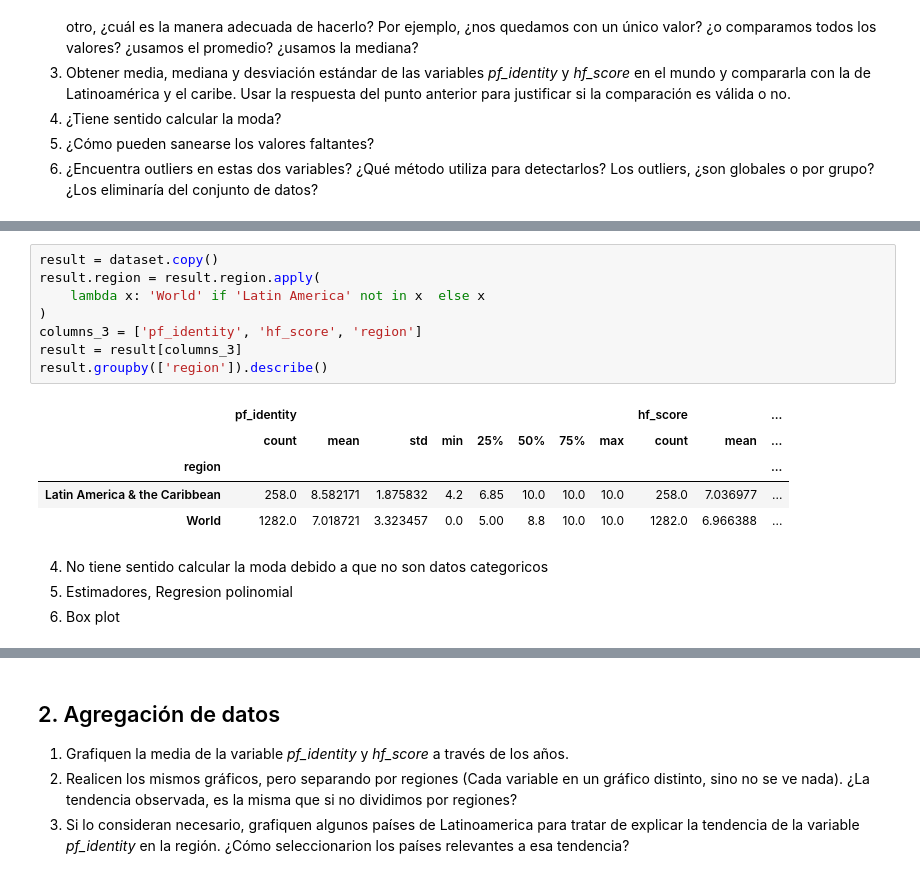
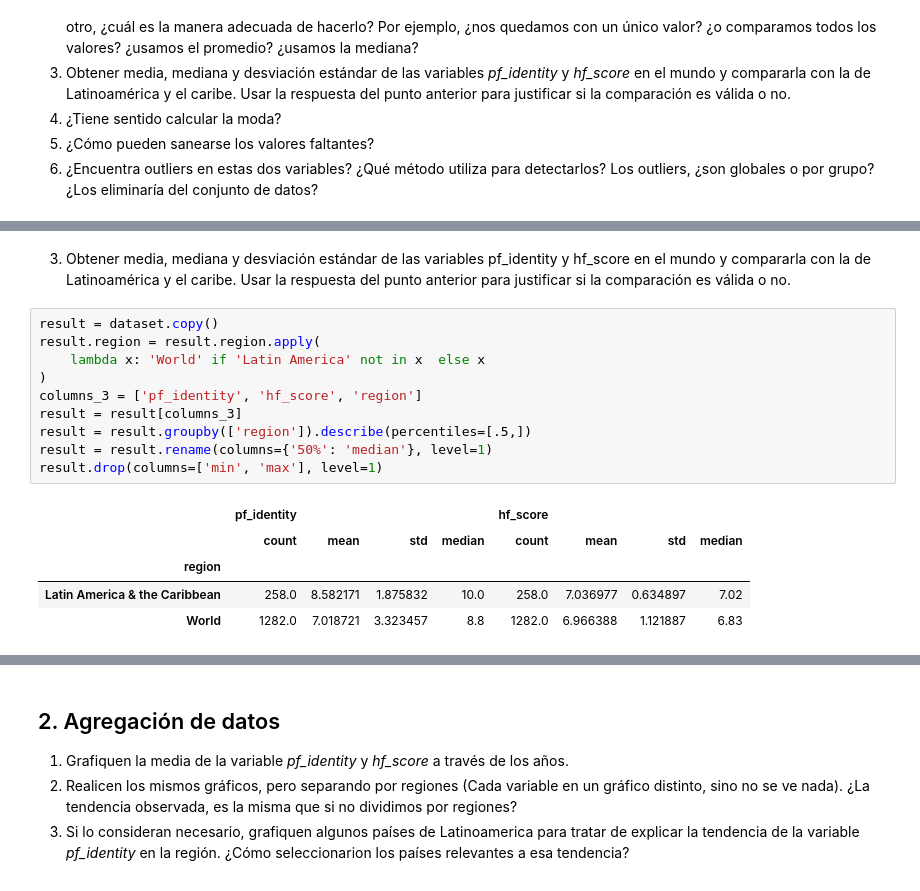
Before and after one commit to ser0090/dipdata, a Jupyter notebook: analisisvis/notebooks/practico.ipynb, the cells around one changed output, grey strips where cells are left out. Cells and saved outputs as stored; diff of their text form.

```diff
--- a/analisisvis/notebooks/practico.ipynb
+++ b/analisisvis/notebooks/practico.ipynb
@@ -208,18 +268,21 @@ pd.DataFrame(ranges).rename(columns={0: 'ranges'})
+# %% [markdown]
+ 3. Obtener media, mediana y desviación estándar de las variables pf_identity y
+     hf_score en el mundo y compararla con la de Latinoamérica y el caribe.
+     Usar la respuesta del punto anterior para justificar si la comparación es
+     válida o no.
 # %%
 result = dataset.copy()
 result.region = result.region.apply(
     lambda x: 'World' if 'Latin America' not in x  else x
 )
 columns_3 = ['pf_identity', 'hf_score', 'region']
 result = result[columns_3]
-result.groupby(['region']).describe()
+result = result.groupby(['region']).describe(percentiles=[.5,])
+result = result.rename(columns={'50%': 'median'}, level=1)
+result.drop(columns=['min', 'max'], level=1)
 # %% [output]
-|  | pf_identity |  |  |  |  |  |  |  | hf_score |  | ... |
-|  | count | mean | std | min | 25% | 50% | 75% | max | count | mean | ... |
-| region |  |  |  |  |  |  |  |  |  |  | ... |
-| Latin America & the Caribbean | 258.0 | 8.582171 | 1.875832 | 4.2 | 6.85 | 10.0 | 10.0 | 10.0 | 258.0 | 7.036977 | ... |
-| World | 1282.0 | 7.018721 | 3.323457 | 0.0 | 5.00 | 8.8 | 10.0 | 10.0 | 1282.0 | 6.966388 | ... |
+|  | pf_identity |  |  |  | hf_score |  |  |  |
+|  | count | mean | std | median | count | mean | std | median |
+| region |  |  |  |  |  |  |  |  |
+| Latin America & the Caribbean | 258.0 | 8.582171 | 1.875832 | 10.0 | 258.0 | 7.036977 | 0.634897 | 7.02 |
+| World | 1282.0 | 7.018721 | 3.323457 | 8.8 | 1282.0 | 6.966388 | 1.121887 | 6.83 |
-# %% [markdown]
- 4. No tiene sentido calcular la moda debido a que no son datos categoricos
- 5. Estimadores, Regresion polinomial
- 6. Box plot
```
Also changed, not shown: parts of 22 cells of this notebook.
